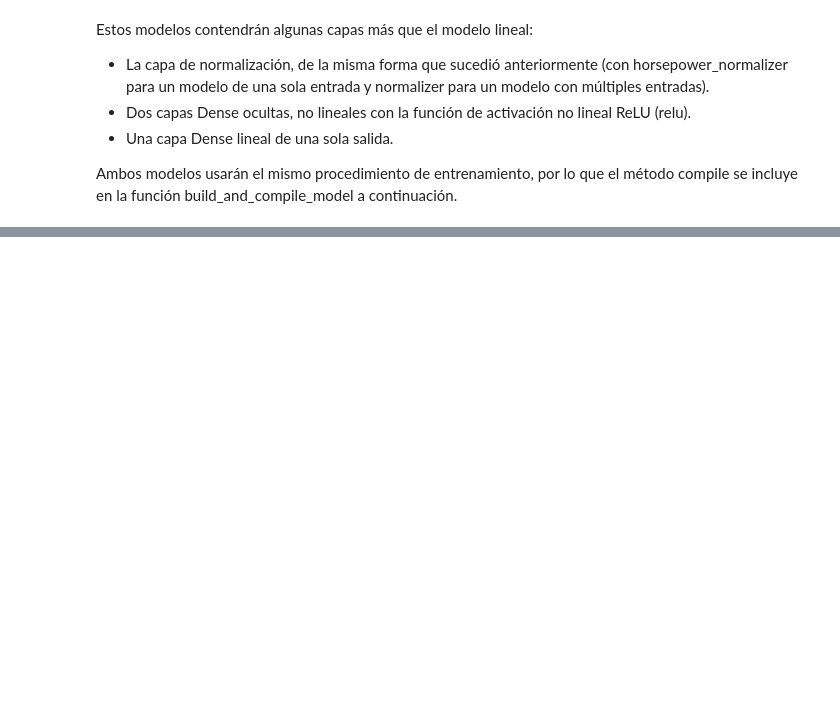
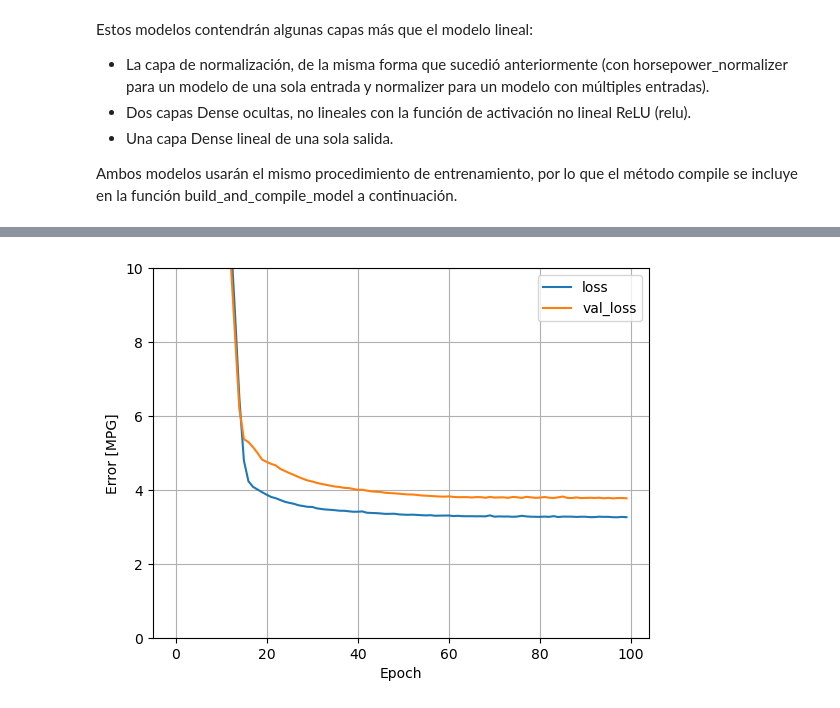
Before and after one commit to Chefi/python-ml-course, a Jupyter notebook: TensorFlowDesdeElPrincipio.ipynb, the cells around one changed output, grey strips where cells are left out. Drawn from its saved outputs; the diff is of its cells as text; code cells hidden in the pictures; blank space fills up the shorter version.

```diff
--- a/TensorFlowDesdeElPrincipio.ipynb
+++ b/TensorFlowDesdeElPrincipio.ipynb
@@ -815,0 +832,2 @@ def build_and_compile_model(norm):
+# %%
+dnn_horsepower_model = build_and_compile_model(horsepower_normalizer)
@@ -815,0 +852,7 @@ def build_and_compile_model(norm):
+# %%
+%%time
+history = dnn_horsepower_model.fit(
+    train_features['Horsepower'],
+    train_labels,
+    validation_split=0.2,
+    verbose=0, epochs=100)
@@ -815,0 +862,4 @@ def build_and_compile_model(norm):
+# %%
+plot_loss(history)
+# %% [output]
+[figure, added]
```
Also changed, not shown: parts of 20 cells of this notebook.
